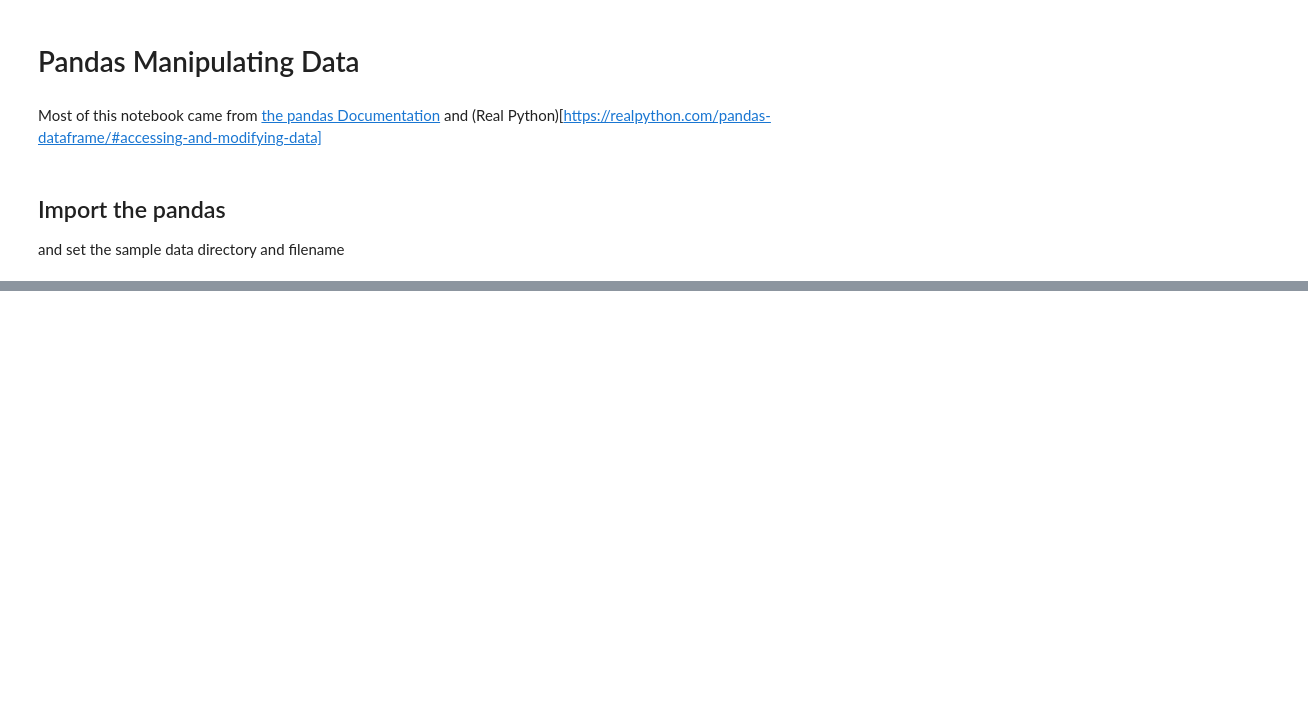
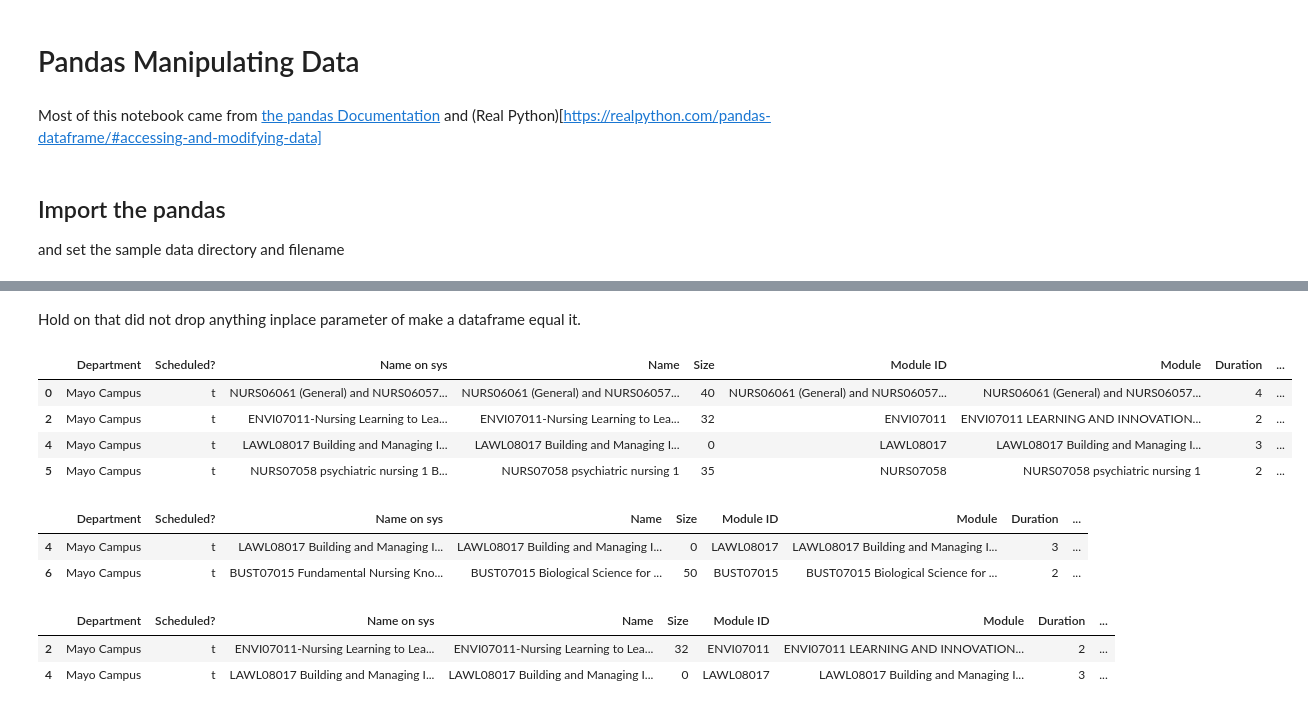
Before and after one commit to LDonn32/PDFA, a Jupyter notebook: My-Work/topic03/Pandas02 manipulation.ipynb, the cells around one changed output, grey strips where cells are left out. Saved outputs shown, nothing was run; the diff lists cells and outputs as text; code cells hidden in the pictures; blank space fills up the shorter version.

```diff
--- a/My-Work/topic03/Pandas02 manipulation.ipynb
+++ b/My-Work/topic03/Pandas02 manipulation.ipynb
@@ -39,0 +102,30 @@ timetable_filename = datadir+"timetable.tsv"
+# %% [markdown]
+Hold on that did not drop anything inplace parameter of make a dataframe equal it.
+# %%
+df.drop([1,3], inplace=True)
+#df= df.drop([1,3])
+df.head(4)
+# %% [output]
+|  | Department | Scheduled? | Name on sys | Name | Size | Module ID | Module | Duration | ... |
+| 0 | Mayo Campus | t | NURS06061 (General) and NURS06057... | NURS06061 (General) and NURS06057... | 40 | NURS06061 (General) and NURS06057... | NURS06061 (General) and NURS06057... | 4 | ... |
+| 2 | Mayo Campus | t | ENVI07011-Nursing Learning to Lea... | ENVI07011-Nursing Learning to Lea... | 32 | ENVI07011 | ENVI07011 LEARNING AND INNOVATION... | 2 | ... |
+| 4 | Mayo Campus | t | LAWL08017 Building and Managing I... | LAWL08017 Building and Managing I... | 0 | LAWL08017 | LAWL08017 Building and Managing I... | 3 | ... |
+| 5 | Mayo Campus | t | NURS07058 psychiatric nursing 1 B... | NURS07058 psychiatric nursing 1 | 35 | NURS07058 | NURS07058 psychiatric nursing 1 | 2 | ... |
+# %%
+# look at rows 2 and 4
+# using iloc to use the index of the rows and colums to access ythe data
+
+df.iloc[[2,4]]
+# %% [output]
+|  | Department | Scheduled? | Name on sys | Name | Size | Module ID | Module | Duration | ... |
+| 4 | Mayo Campus | t | LAWL08017 Building and Managing I... | LAWL08017 Building and Managing I... | 0 | LAWL08017 | LAWL08017 Building and Managing I... | 3 | ... |
+| 6 | Mayo Campus | t | BUST07015 Fundamental Nursing Kno... | BUST07015 Biological Science for ... | 50 | BUST07015 | BUST07015 Biological Science for ... | 2 | ... |
+# %%
+# look at rows 2 and 4
+# using loc to use the labels of the rows and colums to access ythe data
+
+df.loc[[2,4]]
+# %% [output]
+|  | Department | Scheduled? | Name on sys | Name | Size | Module ID | Module | Duration | ... |
+| 2 | Mayo Campus | t | ENVI07011-Nursing Learning to Lea... | ENVI07011-Nursing Learning to Lea... | 32 | ENVI07011 | ENVI07011 LEARNING AND INNOVATION... | 2 | ... |
+| 4 | Mayo Campus | t | LAWL08017 Building and Managing I... | LAWL08017 Building and Managing I... | 0 | LAWL08017 | LAWL08017 Building and Managing I... | 3 | ... |
```
Also changed, not shown: parts of 15 cells of this notebook, 1 other file.
